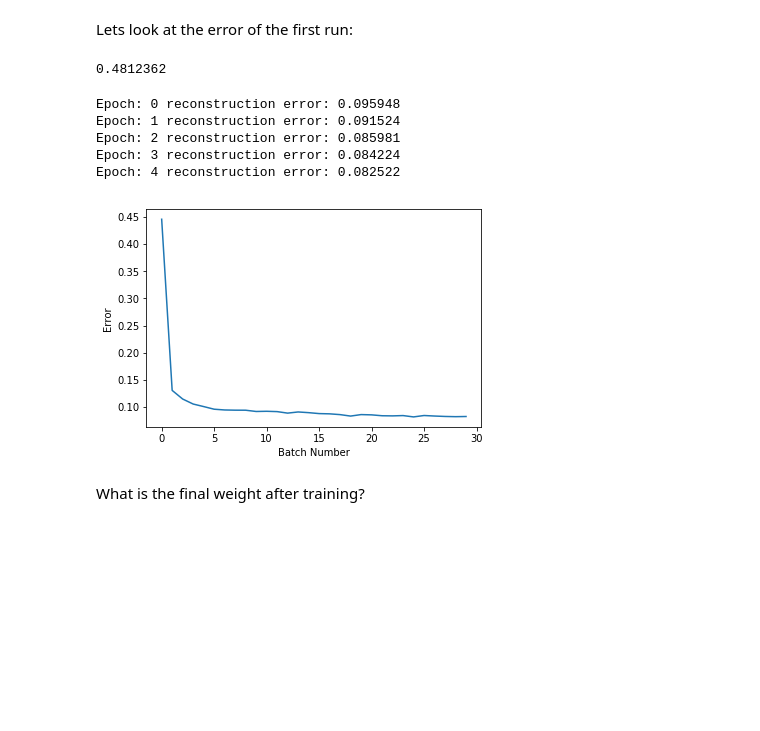
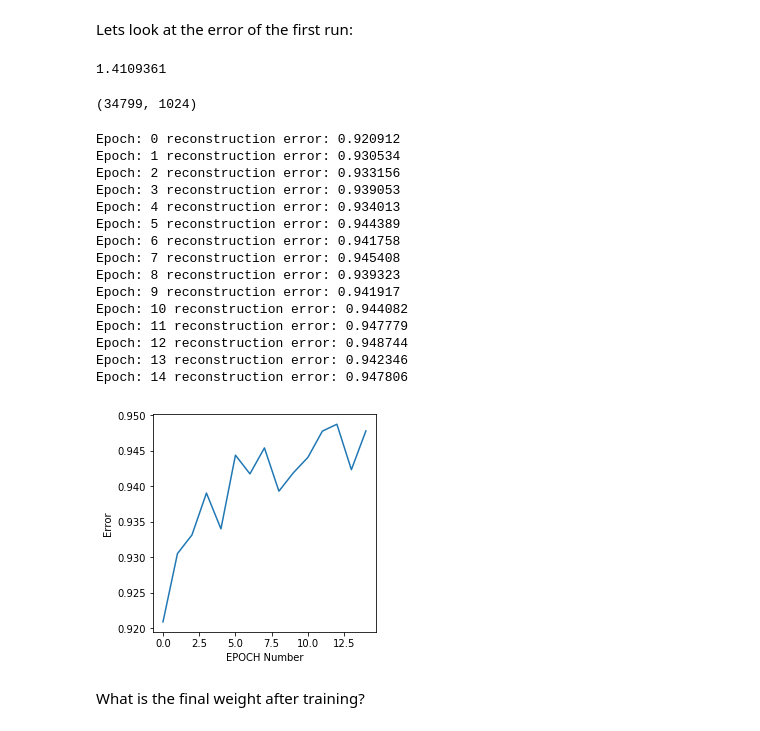
Before and after one commit to A2Amir/Restricted-Boltzmann-Machines, a Jupyter notebook: 4.1-Review-RBMMNIST.ipynb, the cells around one changed output. Saved outputs shown, nothing was run; the diff lists cells and outputs as text; code cells hidden in the pictures; blank space fills up the shorter version.

```diff
--- a/4.1-Review-RBMMNIST.ipynb
+++ b/4.1-Review-RBMMNIST.ipynb
@@ -400,10 +470,12 @@ Ok, lets assume that k=1, that is we just get one more step:
 h1_prob = tf.nn.sigmoid(tf.matmul(v1_state, W) + hb)
 h1_state = tf.nn.relu(tf.sign(h1_prob - tf.random_uniform(tf.shape(h1_prob)))) #sample_h_given_X
 # %%
-alpha = 0.01
+alpha = .05
 W_Delta = tf.matmul(tf.transpose(v0_state), h0_prob) - tf.matmul(tf.transpose(v1_state), h1_prob)
 update_w = W + alpha * W_Delta
 update_vb = vb + alpha * tf.reduce_mean(v0_state - v1_state, 0)
 update_hb = hb + alpha * tf.reduce_mean(h0_state - h1_state, 0)
+# %%
+initializer = tf.contrib.layers.xavier_initializer(uniform=True,seed=None, dtype=tf.float32)
 # %% [markdown]
 Let's start a session and initialize the variables:
@@ -420,40 +482,69 @@ sess.run(init)
+# %%
+sess = tf.InteractiveSession()
+
+cur_w = initializer([NoVN, NoHN], tf.float32).eval()
+
+cur_vb = initializer([NoVN], tf.float32).eval()
+cur_hb = initializer([NoHN], tf.float32).eval()
+prv_w = initializer([NoVN, NoHN], tf.float32).eval()
+prv_vb = initializer([NoVN], tf.float32).eval()
+prv_hb = initializer([NoHN], tf.float32).eval()
+
+
+sess = tf.Session()
+init = tf.global_variables_initializer()
+sess.run(init)
 # %% [markdown]
 Lets look at the error of the first run:
 # %%
-sess.run(err, feed_dict={v0_state: trX, W: prv_w, vb: prv_vb, hb: prv_hb})
+sess.run(err, feed_dict={v0_state: x_train, W: prv_w, vb: prv_vb, hb: prv_hb})
 # %% [output]
-0.4812362
+1.4109361
+# %%
+x_train.shape
+# %% [output]
+(34799, 1024)
 # %%
 #Parameters
-epochs = 5
-batchsize = 100
+epochs = 15
+batchsize = 2048
 weights = []
 errors = []
-
 for epoch in range(epochs):
-    for start, end in zip( range(0, len(trX), batchsize), range(batchsize, len(trX), batchsize)):
-        batch = trX[start:end]
+    for start, end in zip( range(0, len(x_valid), batchsize), range(batchsize, len(x_valid), batchsize)):
+        #print(start, end )
+        batch = x_train[start:end]
         cur_w = sess.run(update_w, feed_dict={ v0_state: batch, W: prv_w, vb: prv_vb, hb: prv_hb})
         cur_vb = sess.run(update_vb, feed_dict={v0_state: batch, W: prv_w, vb: prv_vb, hb: prv_hb})
         cur_hb = sess.run(update_hb, feed_dict={ v0_state: batch, W: prv_w, vb: prv_vb, hb: prv_hb})
         prv_w = cur_w
         prv_vb = cur_vb
         prv_hb = cur_hb
         if start % 10000 == 0:
-            errors.append(sess.run(err, feed_dict={v0_state: trX, W: cur_w, vb: cur_vb, hb: cur_hb}))
+            errors.append(sess.run(err, feed_dict={v0_state: x_train, W: cur_w, vb: cur_vb, hb: cur_hb}))
             weights.append(cur_w)
     print ('Epoch: %d' % epoch,'reconstruction error: %f' % errors[-1])
 plt.plot(errors)
-plt.xlabel("Batch Number")
+plt.xlabel("EPOCH Number")
 plt.ylabel("Error")
 plt.show()
 # %% [output]
-Epoch: 0 reconstruction error: 0.095948
-Epoch: 1 reconstruction error: 0.091524
-Epoch: 2 reconstruction error: 0.085981
-Epoch: 3 reconstruction error: 0.084224
-Epoch: 4 reconstruction error: 0.082522
+Epoch: 0 reconstruction error: 0.920912
+Epoch: 1 reconstruction error: 0.930534
+Epoch: 2 reconstruction error: 0.933156
+Epoch: 3 reconstruction error: 0.939053
+Epoch: 4 reconstruction error: 0.934013
+Epoch: 5 reconstruction error: 0.944389
+Epoch: 6 reconstruction error: 0.941758
+Epoch: 7 reconstruction error: 0.945408
+Epoch: 8 reconstruction error: 0.939323
+Epoch: 9 reconstruction error: 0.941917
+Epoch: 10 reconstruction error: 0.944082
+Epoch: 11 reconstruction error: 0.947779
+Epoch: 12 reconstruction error: 0.948744
+Epoch: 13 reconstruction error: 0.942346
+Epoch: 14 reconstruction error: 0.947806
-[figure, old version]
+[figure, new version]
 # %% [markdown]
 What is the final weight after training?
 # %%
```
Also changed, not shown: parts of 36 cells of this notebook.
